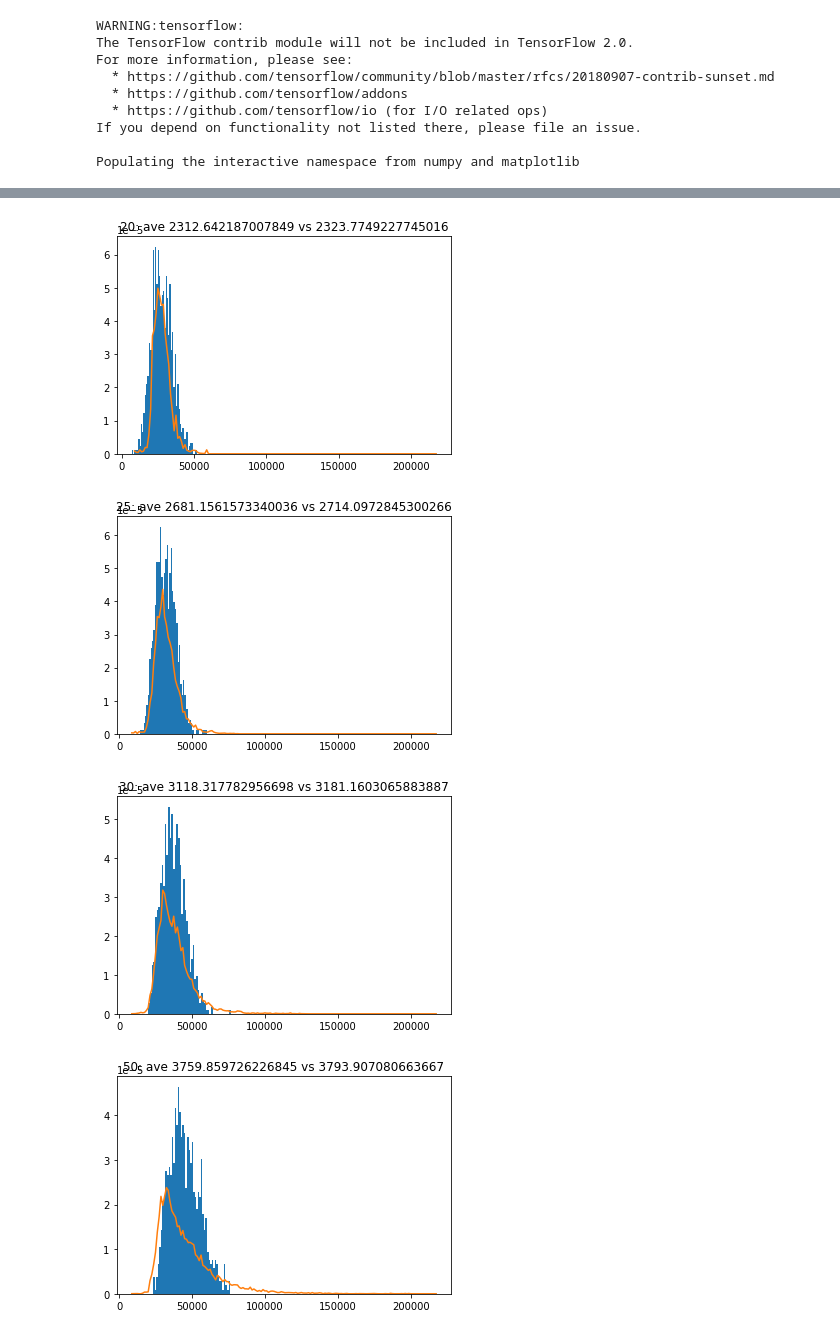
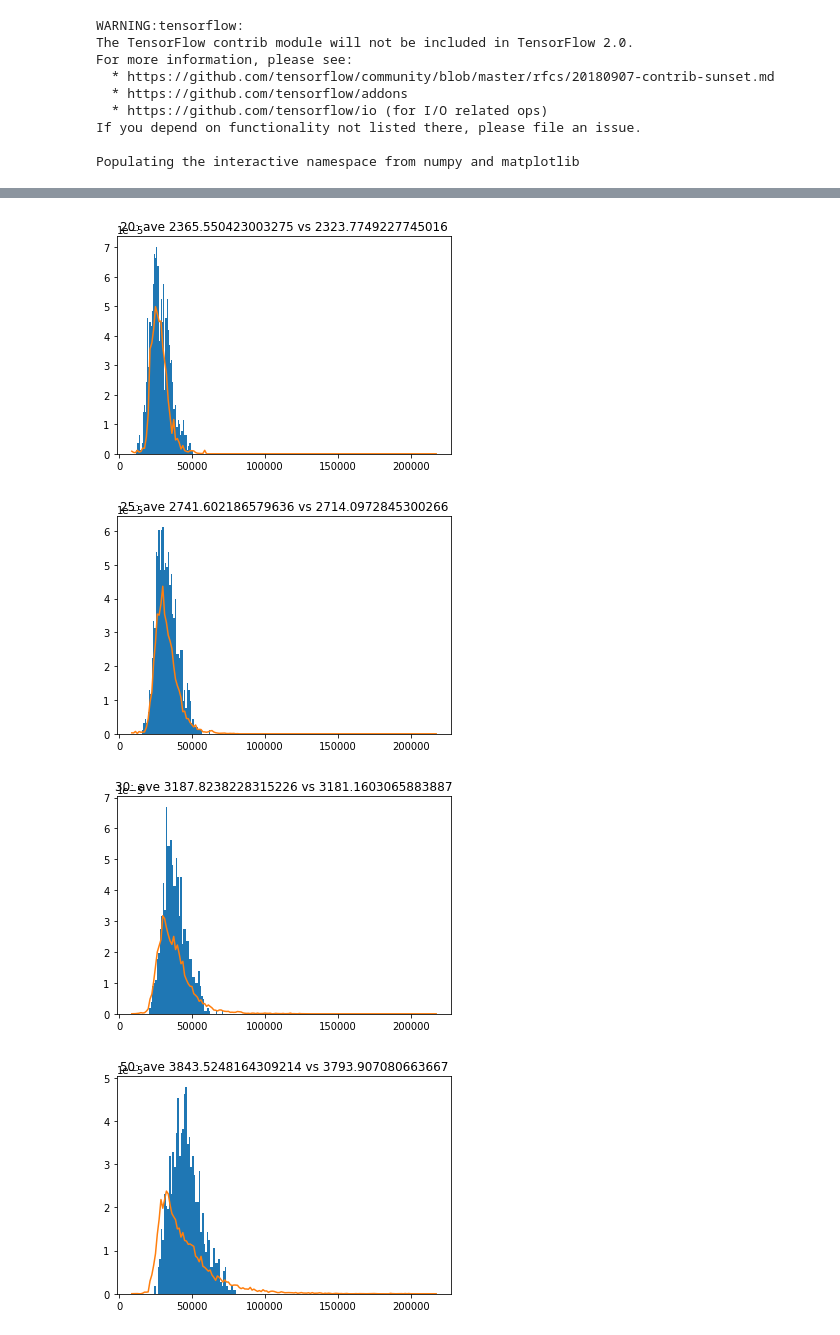
Before and after one commit to ajtanskanen/lifecycle-old-rl, a Jupyter notebook: checks and balances/test_salaries.ipynb, the cells around one changed output, grey strips where cells are left out. Drawn from its saved outputs; the diff is of its cells as text; code cells hidden in the pictures.

```diff
--- a/checks and balances/test_salaries.ipynb
+++ b/checks and balances/test_salaries.ipynb
@@ -28,7 +28,7 @@ If you depend on functionality not listed there, please file an issue.
 
 Populating the interactive namespace from numpy and matplotlib
 # %%
-ben=gym.make('unemployment-v1',kwargs={})
+ben=gym.make('unemployment-v2',kwargs={})
 
 n=1000
 m=0
@@ -105,4 +105,4 @@ include_pinkslip True
-[figure, old version]
+[figure, new version]
-[figure, old version]
+[figure, new version]
-[figure, old version]
+[figure, new version]
-[figure, old version]
+[figure, new version]
```
Also changed, not shown: parts of 6 cells of this notebook, 16 other files.
